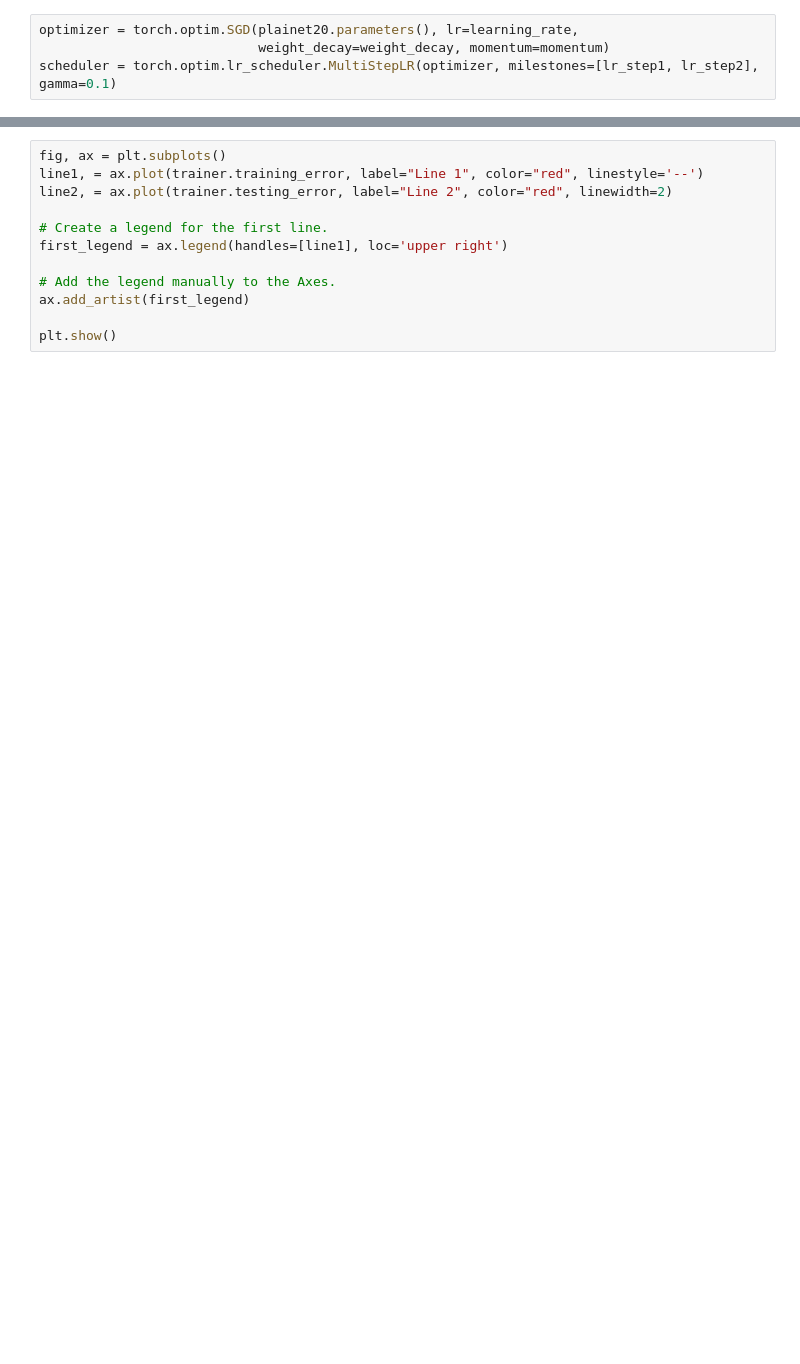
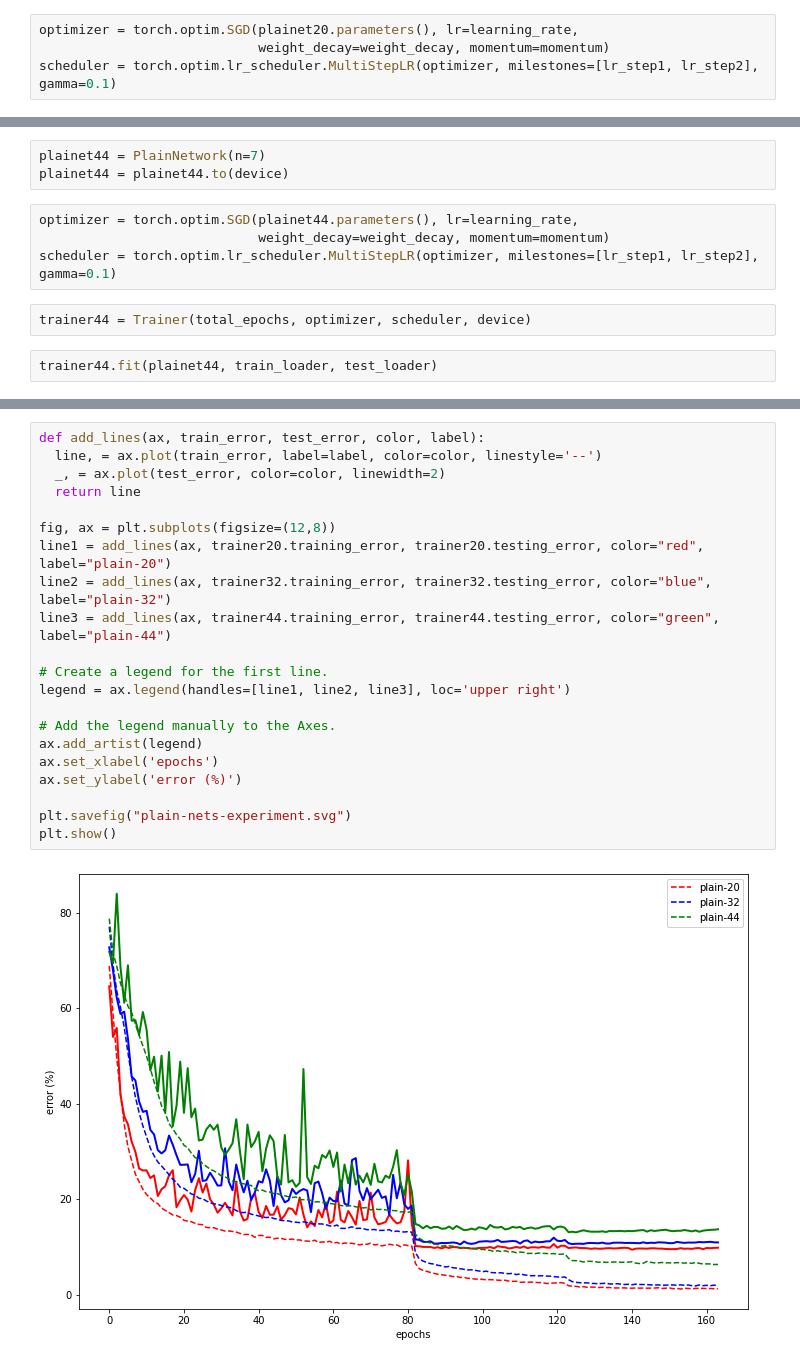
Before and after one commit to sthalles/book-resources, a Jupyter notebook: chapter1/resnet_plain_network_experiments.ipynb, the cells around one changed output, grey strips where cells are left out. Cells and saved outputs as stored; diff of their text form; blank space fills up the shorter version.

```diff
--- a/chapter1/resnet_plain_network_experiments.ipynb
+++ b/chapter1/resnet_plain_network_experiments.ipynb
@@ -241,0 +271,11 @@ trainer.fit(plainet20, train_loader, test_loader)
+# %%
+plainet44 = PlainNetwork(n=7)
+plainet44 = plainet44.to(device)
+# %%
+optimizer = torch.optim.SGD(plainet44.parameters(), lr=learning_rate,
+                            weight_decay=weight_decay, momentum=momentum)
+scheduler = torch.optim.lr_scheduler.MultiStepLR(optimizer, milestones=[lr_step1, lr_step2], gamma=0.1)
+# %%
+trainer44 = Trainer(total_epochs, optimizer, scheduler, device)
+# %%
+trainer44.fit(plainet44, train_loader, test_loader)
@@ -242,12 +284,23 @@ trainer.fit(plainet20, train_loader, test_loader)
 # %%
-fig, ax = plt.subplots()
-line1, = ax.plot(trainer.training_error, label="Line 1", color="red", linestyle='--')
-line2, = ax.plot(trainer.testing_error, label="Line 2", color="red", linewidth=2)
+def add_lines(ax, train_error, test_error, color, label):
+  line, = ax.plot(train_error, label=label, color=color, linestyle='--')
+  _, = ax.plot(test_error, color=color, linewidth=2)
+  return line
+
+fig, ax = plt.subplots(figsize=(12,8))
+line1 = add_lines(ax, trainer20.training_error, trainer20.testing_error, color="red", label="plain-20")
+line2 = add_lines(ax, trainer32.training_error, trainer32.testing_error, color="blue", label="plain-32")
+line3 = add_lines(ax, trainer44.training_error, trainer44.testing_error, color="green", label="plain-44")
 
 # Create a legend for the first line.
-first_legend = ax.legend(handles=[line1], loc='upper right')
+legend = ax.legend(handles=[line1, line2, line3], loc='upper right')
 
 # Add the legend manually to the Axes.
-ax.add_artist(first_legend)
+ax.add_artist(legend)
+ax.set_xlabel('epochs')
+ax.set_ylabel('error (%)')
 
+plt.savefig("plain-nets-experiment.svg")
 plt.show()
+# %% [output]
+[figure, added]
```
Also changed, not shown: parts of 21 cells of this notebook.
